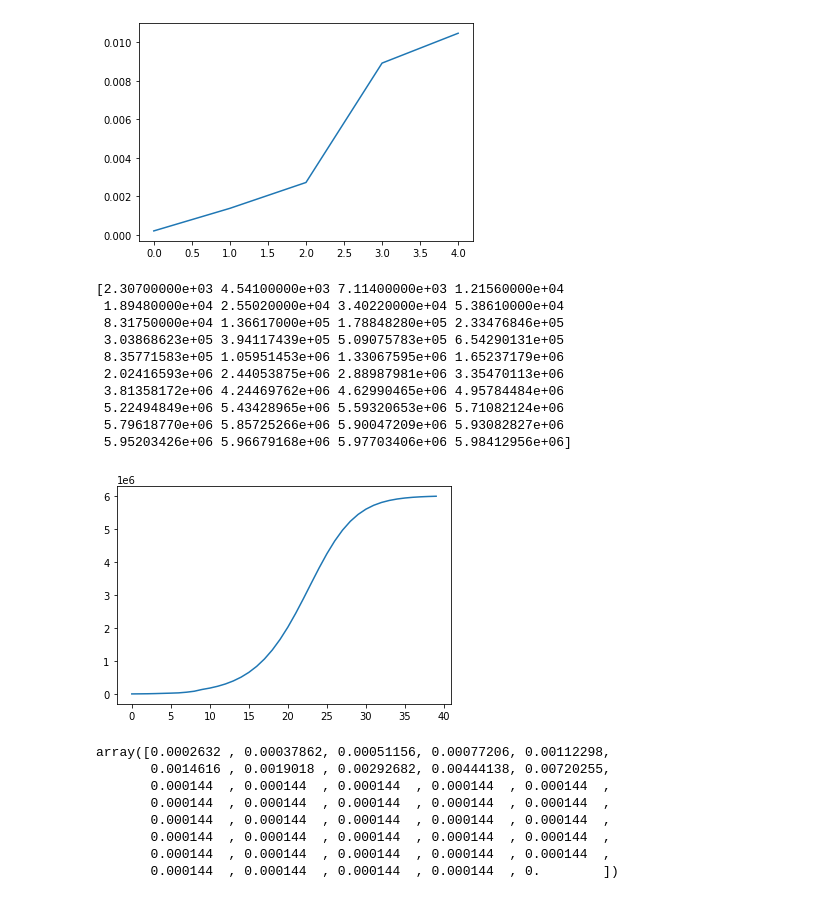
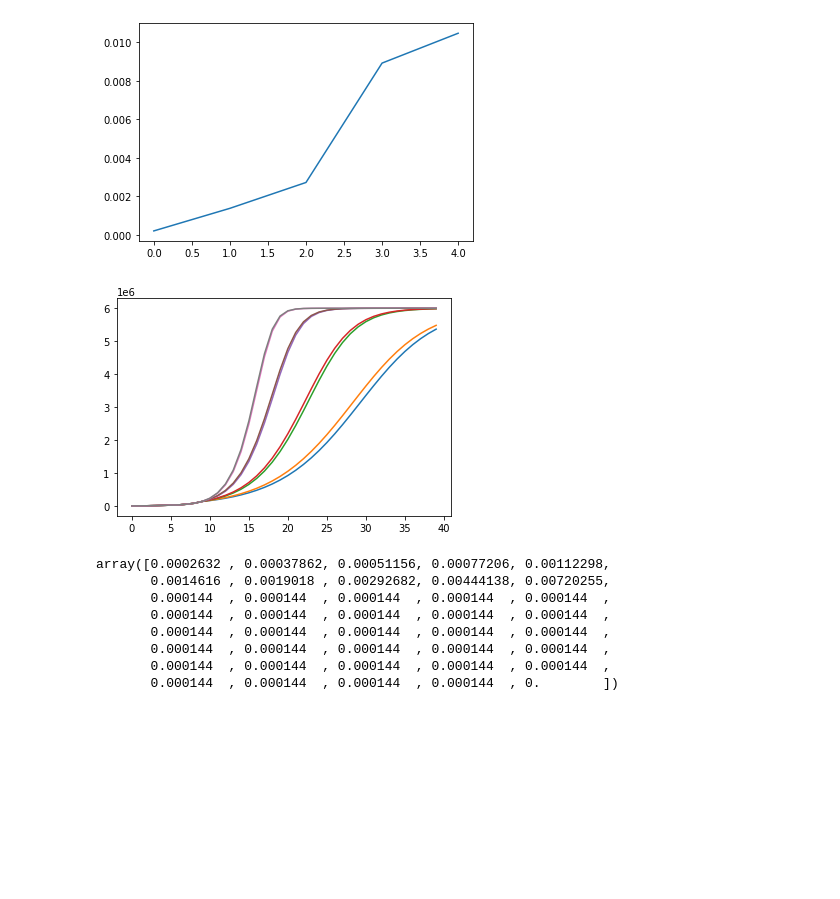
Before and after one commit to aikosham/diffusion, a Jupyter notebook: notebook.ipynb, the cells around one changed output. Saved outputs shown, nothing was run; the diff lists cells and outputs as text; code cells hidden in the pictures; blank space fills up the shorter version.

```diff
--- a/notebook.ipynb
+++ b/notebook.ipynb
@@ -24,8 +24,8 @@ plt.show()
 # %% [output]
 [figure]
 # %%
-p = 0.000144
-q = 0.31
+ps = [0.000144, 0.001]
+qs = [0.2, 0.31, 0.5, 0.7]
 #m = 10_000_000
 m = 6_000_000
 
@@ -43,26 +43,18 @@ I_t[7] = 53861
 I_t[8] = 83175
 I_t[9] = 136617  # 2020
 # %%
-for i in range(9, len(years) - 1):
-    I_t[i+1] = I_t[i] + p * (m - I_t[i]) + q * (I_t[i]/m) * (m - I_t[i])
+for q in qs:
+    for p in ps:
+        for i in range(9, len(years) - 1):
+            I_t[i+1] = I_t[i] + p * (m - I_t[i]) + q * (I_t[i]/m) * (m - I_t[i])
+        plt.plot(I_t);
 
-print(I_t)
+# print(I_t)
 # %% [output]
-[2.30700000e+03 4.54100000e+03 7.11400000e+03 1.21560000e+04
- 1.89480000e+04 2.55020000e+04 3.40220000e+04 5.38610000e+04
- 8.31750000e+04 1.36617000e+05 1.78848280e+05 2.33476846e+05
- 3.03868623e+05 3.94117439e+05 5.09075783e+05 6.54290131e+05
- 8.35771583e+05 1.05951453e+06 1.33067595e+06 1.65237179e+06
- 2.02416593e+06 2.44053875e+06 2.88987981e+06 3.35470113e+06
- 3.81358172e+06 4.24469762e+06 4.62990465e+06 4.95784484e+06
- 5.22494849e+06 5.43428965e+06 5.59320653e+06 5.71082124e+06
- 5.79618770e+06 5.85725266e+06 5.90047209e+06 5.93082827e+06
- 5.95203426e+06 5.96679168e+06 5.97703406e+06 5.98412956e+06]
+[figure, added]
 # %%
-plt.plot(I_t)
+#plt.plot(I_t)
 plt.show()
-# %% [output]
-[figure, removed]
 # %%
 p = 0.000144
 q = 0.31
```
